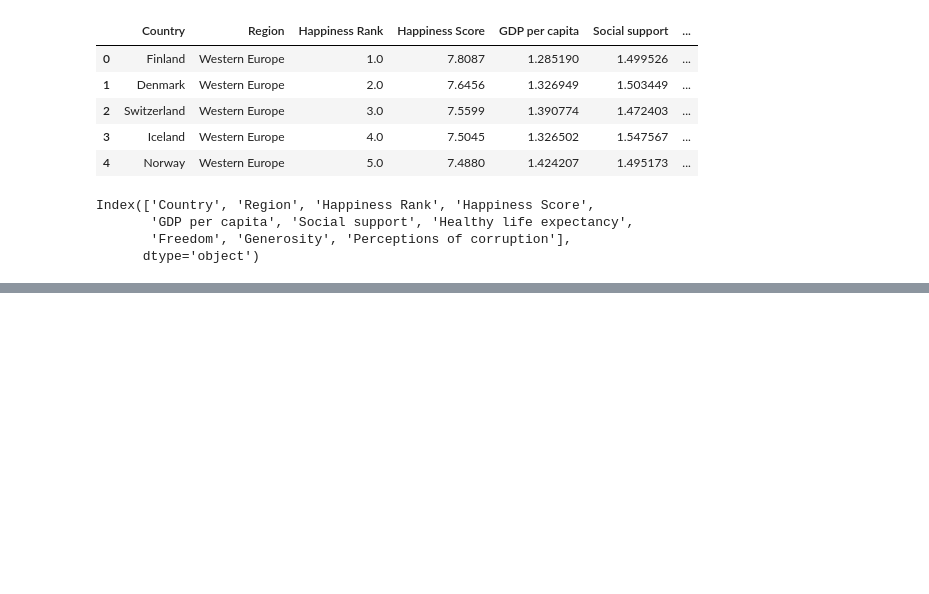
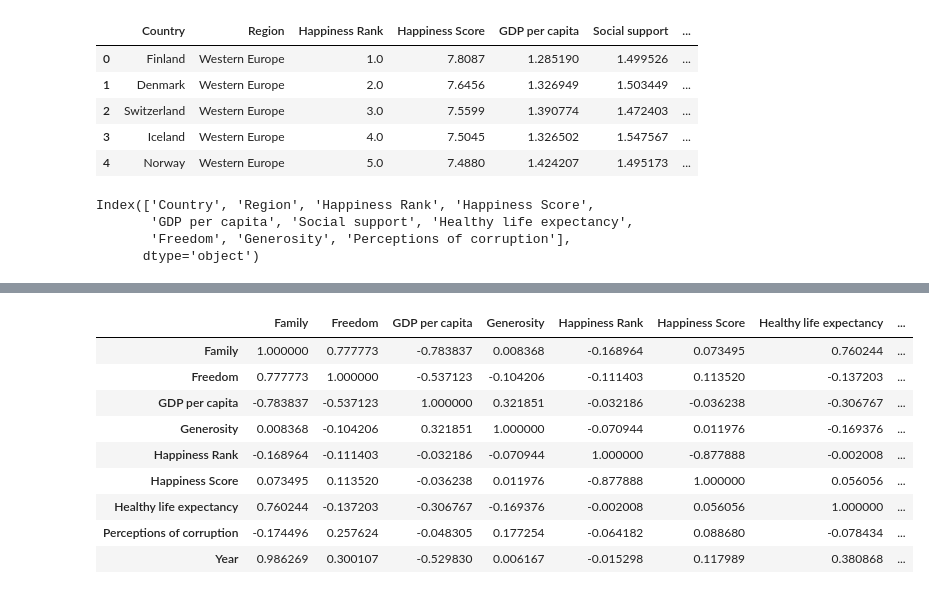
Before and after one commit to kdcunha/Happiness, a Jupyter notebook: Change Analysis.ipynb, the cells around one changed output, grey strips where cells are left out. Saved outputs shown, nothing was run; the diff lists cells and outputs as text; code cells hidden in the pictures; blank space fills up the shorter version.

```diff
--- a/Change Analysis.ipynb
+++ b/Change Analysis.ipynb
@@ -951,13 +945,16 @@ change.set_index(['Year', 'Country'], inplace=True)
+# %%
+#Initialize change dataframe
+
+change = pd.DataFrame()
 # %%
-year =  2016
+
 #Can eventually loop through the years
 
+for year in range(2016,2021,1):
+    for country in combined.loc[year].index:
+        if (country in combined.loc[year-1].index):
+            changes = {'Country':country, 'Year':year}
+            for attribute in combined.columns[1:]:
 
-for country in combined.loc[year].index:
-    if (country in combined.loc[year-1].index):
-        for attribute in combined.columns[3:]:
-
-            #The below line will give the appropriate change value for each attribute
-            #However, still struggling to append/add these values into the appropriate change dataframe
-
-            #(combined.loc[year,country][attribute] - combined.loc[year-1,country][attribute])
+                changes[attribute] = (combined.loc[year,country][attribute] - combined.loc[year-1,country][attribute])
+            change = change.append(changes, ignore_index=True)
@@ -965,0 +973,13 @@ SyntaxError: unexpected EOF while parsing (<ipython-input-557-6ca94afbc096>, lin
+# %%
+change.corr()
+# %% [output]
+|  | Family | Freedom | GDP per capita | Generosity | Happiness Rank | Happiness Score | Healthy life expectancy | ... |
+| Family | 1.000000 | 0.777773 | -0.783837 | 0.008368 | -0.168964 | 0.073495 | 0.760244 | ... |
+| Freedom | 0.777773 | 1.000000 | -0.537123 | -0.104206 | -0.111403 | 0.113520 | -0.137203 | ... |
+| GDP per capita | -0.783837 | -0.537123 | 1.000000 | 0.321851 | -0.032186 | -0.036238 | -0.306767 | ... |
+| Generosity | 0.008368 | -0.104206 | 0.321851 | 1.000000 | -0.070944 | 0.011976 | -0.169376 | ... |
+| Happiness Rank | -0.168964 | -0.111403 | -0.032186 | -0.070944 | 1.000000 | -0.877888 | -0.002008 | ... |
+| Happiness Score | 0.073495 | 0.113520 | -0.036238 | 0.011976 | -0.877888 | 1.000000 | 0.056056 | ... |
+| Healthy life expectancy | 0.760244 | -0.137203 | -0.306767 | -0.169376 | -0.002008 | 0.056056 | 1.000000 | ... |
+| Perceptions of corruption | -0.174496 | 0.257624 | -0.048305 | 0.177254 | -0.064182 | 0.088680 | -0.078434 | ... |
+| Year | 0.986269 | 0.300107 | -0.529830 | 0.006167 | -0.015298 | 0.117989 | 0.380868 | ... |
```
Also changed, not shown: parts of 6 cells of this notebook.
